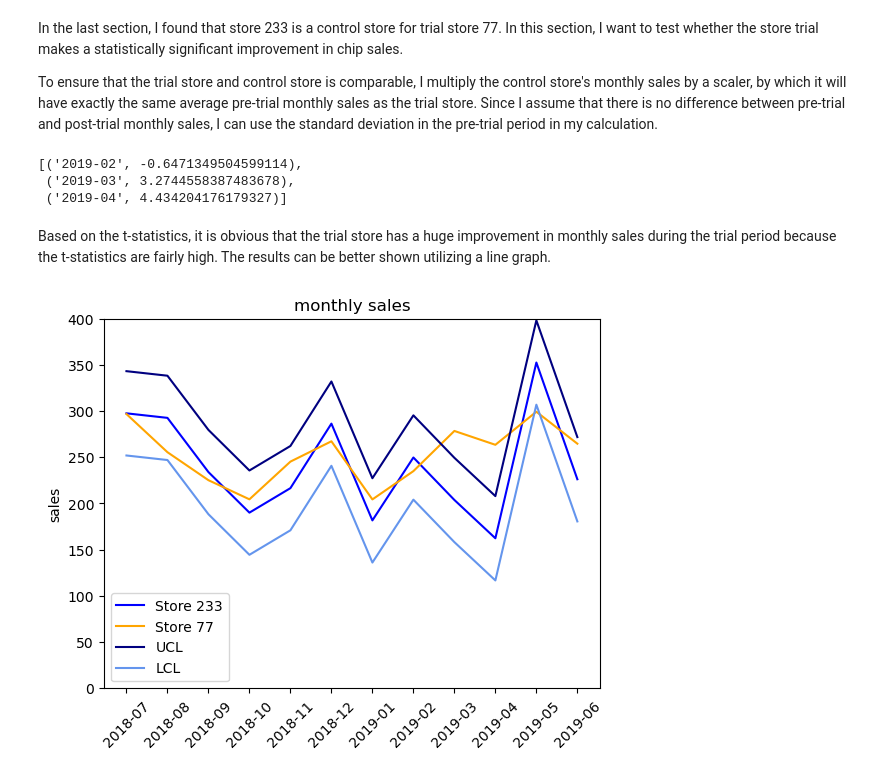
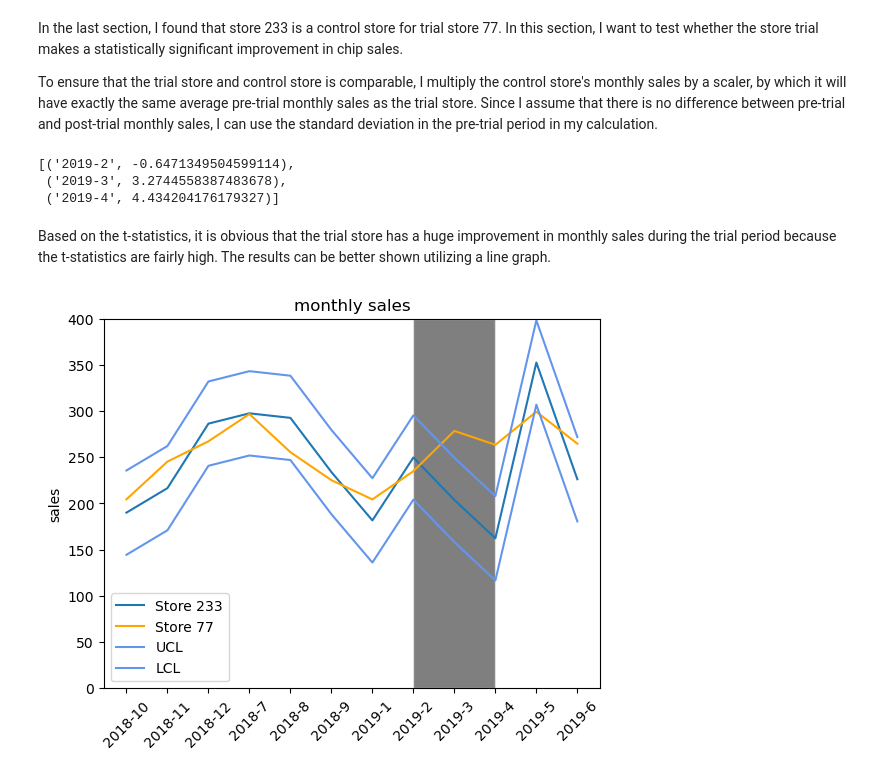
Before and after one commit to YifanLiu2/Store-Trial-Testing, a Jupyter notebook: Store Trial Testing.ipynb, the cells around one changed output. Drawn from its saved outputs; the diff is of its cells as text; code cells hidden in the pictures.

```diff
--- a/Store Trial Testing.ipynb
+++ b/Store Trial Testing.ipynb
@@ -12,0 +99,4 @@ df = pd.read_csv('QVI_data.csv')
+# %%
+# we only care about typical customers
+# so I drop the outliers
+df2.drop(index=[64956, 64955], inplace=True)
@@ -12,0 +105,2 @@ df = pd.read_csv('QVI_data.csv')
+# %%
+df = df2.merge(df1, on='LYLTY_CARD_NBR', how='inner')
@@ -13,6 +109,6 @@ df = pd.read_csv('QVI_data.csv')
 # %%
 for i in range(len(df)):
-    df.loc[i, 'date'] = df.loc[i, 'DATE'][:-3]
+    df.loc[i, 'date'] = str(df.loc[i, 'DATE'].year) + '-' + str(df.loc[i, 'DATE'].month)
 # %%
 df_store = df.groupby(['STORE_NBR', 'date']).sum()[['TOT_SALES']]
 df_store['customer'] = df.groupby(['STORE_NBR', 'date']).count()[['TXN_ID']]
@@ -22,8 +118,8 @@ df_store['avg_sales'] = df_store.TOT_SALES / df_store.customer
 # %% [markdown]
 In this section, I will select control stores for each trial store (i.e., store 77, 86, and 88). The control store should have the same operation period as the trial store. Moreover, the control store should be the most similar store to the trial store in terms of total sales per month, the number of customers per month, and the average sales per customer per month. Therefore, I decided to find the store with the largest Pearson correlation with the trial store in terms of the three metrics.
 # %%
-pre = ['2018-07', '2018-08', '2018-09', '2018-10',
-          '2018-11', '2018-12', '2019-01'
+pre = ['2018-7', '2018-8', '2018-9', '2018-10',
+          '2018-11', '2018-12', '2019-1'
          ]
 # define a function to calculate correlation
 def corr_(num1: int, num2: int, metrics: str) -> float:
@@ -72,7 +168,7 @@ std = (df_store.loc[77].loc[pre]['TOT_SALES'] - df_store.loc[233].loc[pre]['TOT_
 def t_test(avg1, avg2, std):
     return (avg1 - avg2) / std
 # %%
-trial = ['2019-02', '2019-03', '2019-04']
+trial = ['2019-2', '2019-3', '2019-4']
 lst = []
 for mon in trial:
     avg1 = df_store.loc[(77, mon), 'TOT_SALES']
@@ -80,23 +176,26 @@ for mon in trial:
     lst.append((mon, t_test(avg1, avg2, std)))
 lst
 # %% [output]
-[('2019-02', -0.6471349504599114),
- ('2019-03', 3.2744558387483678),
- ('2019-04', 4.434204176179327)]
+[('2019-2', -0.6471349504599114),
+ ('2019-3', 3.2744558387483678),
+ ('2019-4', 4.434204176179327)]
 # %% [markdown]
 Based on the t-statistics, it is obvious that the trial store has a huge improvement in monthly sales during the trial period because the t-statistics are fairly high. The results can be better shown utilizing a line graph.
 # %%
-plt.plot(df_store.loc[233]['TOT_SALES'] * scale, label='Store 233', color='blue')
+fig, ax = plt.subplots()
+plt.plot(df_store.loc[233]['TOT_SALES'] * scale, label='Store 233')
 plt.plot(df_store.loc[77]['TOT_SALES'], label='Store 77', color='orange')
 plt.plot(df_store.loc[233]['TOT_SALES'] * scale + \
-         2 * std, label='UCL', color='navy')
+         2 * std, label='UCL', color='cornflowerblue')
 plt.plot(df_store.loc[233]['TOT_SALES'] * scale - \
          2 * std, label='LCL', color='cornflowerblue')
+rect = plt.Rectangle((7,0), 2, 400, facecolor='black', alpha=0.5, edgecolor='white')
+ax.add_patch(rect, )
 plt.ylim(0, 400)
 plt.title('monthly sales')
 plt.legend()
 plt.ylabel('sales')
 plt.xticks(rotation=45)
 plt.show()
 # %% [output]
-[figure, old version]
+[figure, new version]
```
Also changed, not shown: parts of 18 cells of this notebook.
